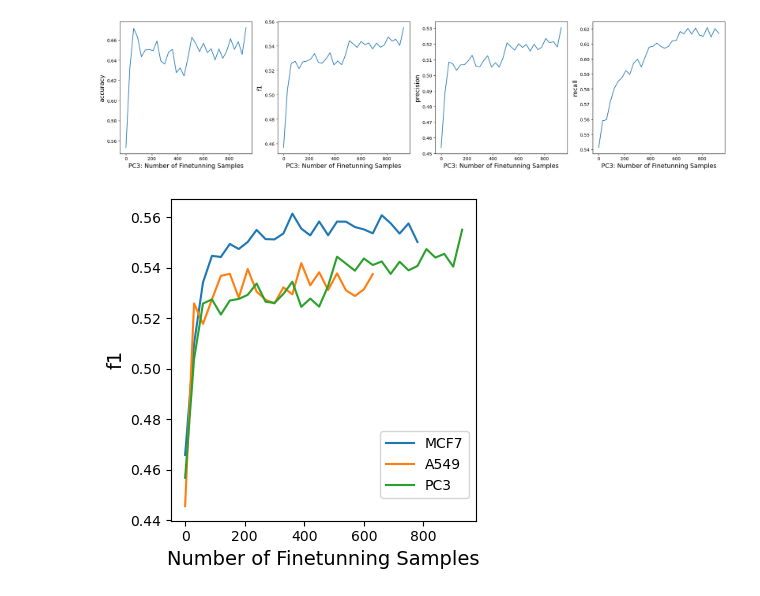
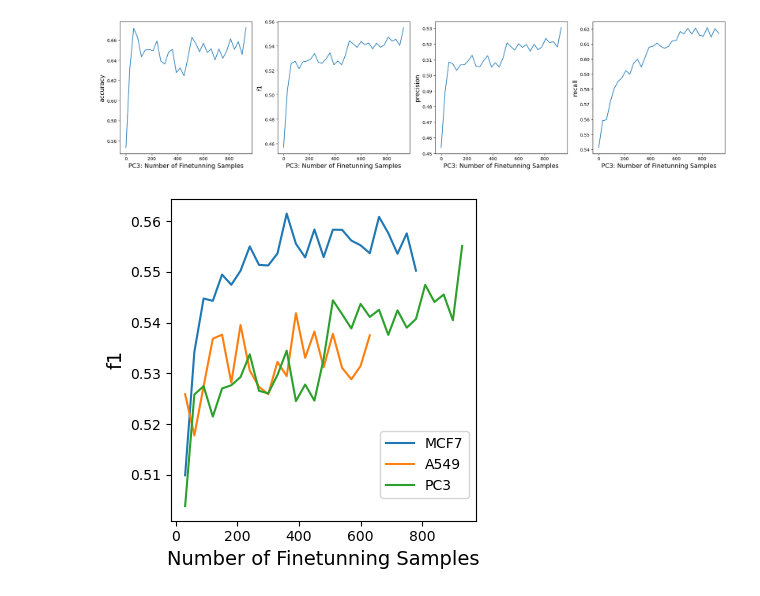
Before and after one commit to dearhannah/AnchorDrug_official, a Jupyter notebook: DataAnalysis/converge_curve.ipynb, the cells around one changed output. Saved outputs shown, nothing was run; the diff lists cells and outputs as text; code cells hidden in the pictures.

```diff
--- a/DataAnalysis/converge_curve.ipynb
+++ b/DataAnalysis/converge_curve.ipynb
@@ -108,3 +6,11 @@ import matplotlib.pyplot as plt
 import numpy as np
 import pandas as pd
 from sklearn.metrics import f1_score, precision_score, recall_score, accuracy_score
+# %%
+rootdir = '/egr/research-aidd/menghan1/AnchorDrug/ActiveLearning_one_cellline'
+# expname = 'hannewnet_1000_256_64_imbalance_pretrain_balance_all_data'
+# expname = 'balance_batch32_epoch20_all_data'
+expname = 'all_data_batch64_epoch20_balance'
+files = [f for f in os.listdir(f'{rootdir}/preds/{expname}') if 'RandomSampling_30' in f]
+files = list(set([f[:-5] for f in files]))
+files
@@ -118,7 +28,8 @@ precision = np.zeros((3,round_num))
 recall = np.zeros((3,round_num))
 accuracy = np.zeros(round_num)
 for n in [0,1,2]:
-    pred_data = f'/egr/research-aidd/menghan1/AnchorDrug/ActiveLearning_one_cellline/preds/LINCS_MCF7_RandomSampling_30_0_810_20240704_184318__{n}.csv'
+    f = [f for f in files if 'MCF7' in f]
+    pred_data = f'{rootdir}/preds/{expname}/{f[0]}{n}.csv'
     data = pd.read_csv(pred_data).T.to_numpy()
     # print(data.shape)
     # for i in range(1,28):
@@ -170,7 +81,8 @@ precision = np.zeros((3,round_num))
 recall = np.zeros((3,round_num))
 accuracy = np.zeros(round_num)
 for n in [0,1,2]:
-    pred_data = f'/egr/research-aidd/menghan1/AnchorDrug/ActiveLearning_one_cellline/preds/LINCS_A549_RandomSampling_30_0_642_20240704_184727__{n}.csv'
+    f = [f for f in files if 'A549' in f]
+    pred_data = f'{rootdir}/preds/{expname}/{f[0]}{n}.csv'
     data = pd.read_csv(pred_data).T.to_numpy()
     # print(data.shape)
     # for i in range(1,28):
@@ -274,7 +184,8 @@ precision = np.zeros((3,round_num))
 recall = np.zeros((3,round_num))
 accuracy = np.zeros(round_num)
 for n in [0,1,2]:
-    pred_data = f'/egr/research-aidd/menghan1/AnchorDrug/ActiveLearning_one_cellline/preds/LINCS_PC3_RandomSampling_30_0_957_20240704_184327__{n}.csv'
+    f = [f for f in files if 'PC3' in f]
+    pred_data = f'{rootdir}/preds/{expname}/{f[0]}{n}.csv'
     data = pd.read_csv(pred_data).T.to_numpy()
     # print(data.shape)
     # for i in range(1,28):
@@ -318,13 +229,13 @@ x_pc3, f1_pc3 = x, np.mean(f1, axis=0)/3
 [figure]
 # %%
 fig, ax = plt.subplots(figsize=(4,4))
-ax.plot(x_mcf7, f1_mcf7, label='MCF7')
-ax.plot(x_a549, f1_a549, label='A549')
-ax.plot(x_pc3, f1_pc3, label='PC3')
+ax.plot(x_mcf7[1:], f1_mcf7[1:], label='MCF7')
+ax.plot(x_a549[1:], f1_a549[1:], label='A549')
+ax.plot(x_pc3[1:], f1_pc3[1:], label='PC3')
 ax.set_ylabel('f1', size=font)
 ax.set_xlabel('Number of Finetunning Samples', size=font)
 plt.legend(bbox_to_anchor=(1.0, 0.3))
 fig.tight_layout()  # otherwise the right y-label is slightly clipped
 plt.show()
 # %% [output]
-[figure, old version]
+[figure, new version]
```
Also changed, not shown: parts of 8 cells of this notebook, 6 other files.
